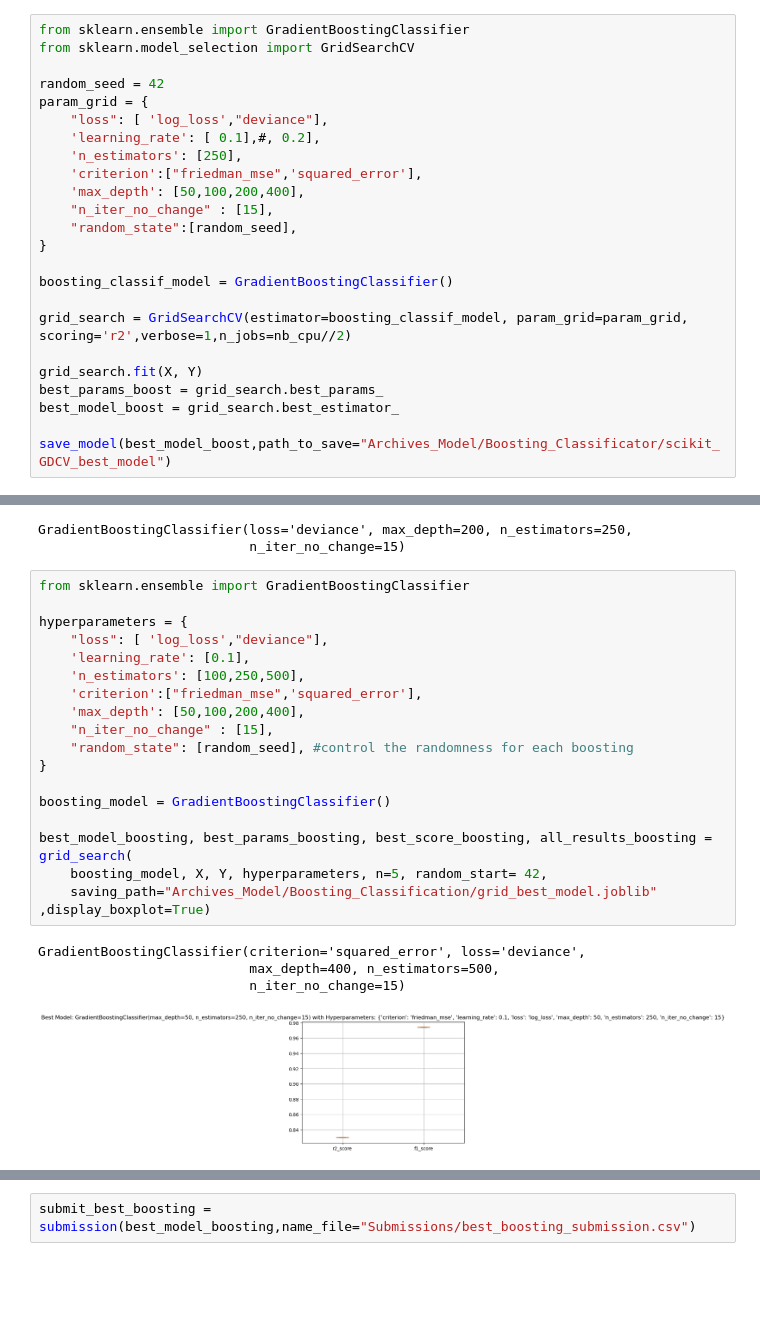
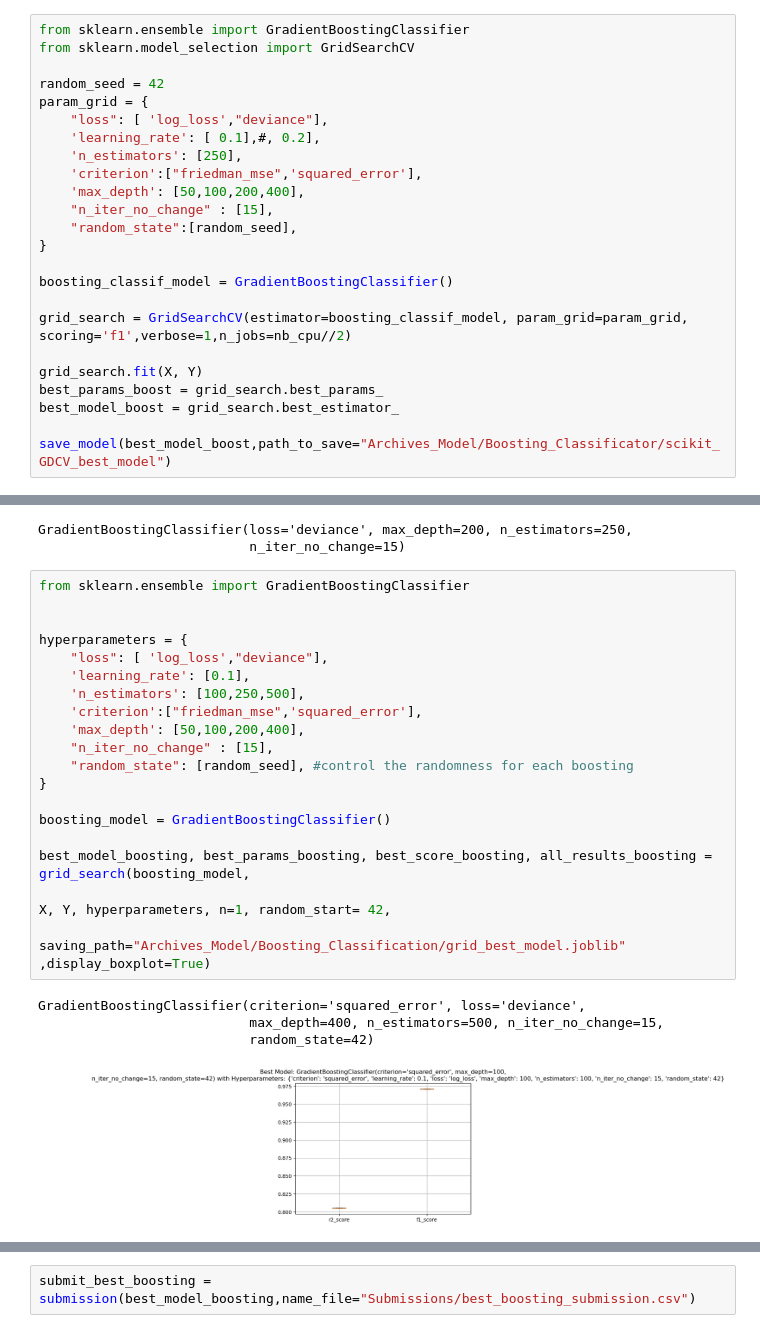
Before and after one commit to AlexPierron/Supervised-Learning, a Jupyter notebook: Classification_Celeste/Testing_Models.ipynb, the cells around one changed output, grey strips where cells are left out. Drawn from its saved outputs; the diff is of its cells as text; blank space fills up the shorter version.

```diff
--- a/Classification_Celeste/Testing_Models.ipynb
+++ b/Classification_Celeste/Testing_Models.ipynb
@@ -121,7 +124,7 @@ param_grid = {
 
 boosting_classif_model = GradientBoostingClassifier()
 
-grid_search = GridSearchCV(estimator=boosting_classif_model, param_grid=param_grid, scoring='r2',verbose=1,n_jobs=nb_cpu//2)
+grid_search = GridSearchCV(estimator=boosting_classif_model, param_grid=param_grid, scoring='f1',verbose=1,n_jobs=nb_cpu//2)
 
 grid_search.fit(X, Y)
 best_params_boost = grid_search.best_params_
@@ -137,24 +141,25 @@ GradientBoostingClassifier(loss='deviance', max_depth=200, n_estimators=250,
                            n_iter_no_change=15)
 # %%
 from sklearn.ensemble import GradientBoostingClassifier
+
 
 hyperparameters = {
     "loss": [ 'log_loss',"deviance"],
     'learning_rate': [0.1],
     'n_estimators': [100,250,500],
     'criterion':["friedman_mse",'squared_error'],
     'max_depth': [50,100,200,400],
     "n_iter_no_change" : [15],
     "random_state": [random_seed], #control the randomness for each boosting
 }
 
 boosting_model = GradientBoostingClassifier()
 
-best_model_boosting, best_params_boosting, best_score_boosting, all_results_boosting = grid_search(
-    boosting_model, X, Y, hyperparameters, n=5, random_start= 42,
-    saving_path="Archives_Model/Boosting_Classification/grid_best_model.joblib" ,display_boxplot=True)
+best_model_boosting, best_params_boosting, best_score_boosting, all_results_boosting = grid_search(boosting_model,
+                                                                                                    X, Y, hyperparameters, n=1, random_start= 42,
+                                                                                                    saving_path="Archives_Model/Boosting_Classification/grid_best_model.joblib" ,display_boxplot=True)
 # %% [output]
 GradientBoostingClassifier(criterion='squared_error', loss='deviance',
-                           max_depth=400, n_estimators=500,
-                           n_iter_no_change=15)
+                           max_depth=400, n_estimators=500, n_iter_no_change=15,
+                           random_state=42)
-[figure, old version]
+[figure, new version]
```
Also changed, not shown: parts of 7 cells of this notebook, 31 other files.
